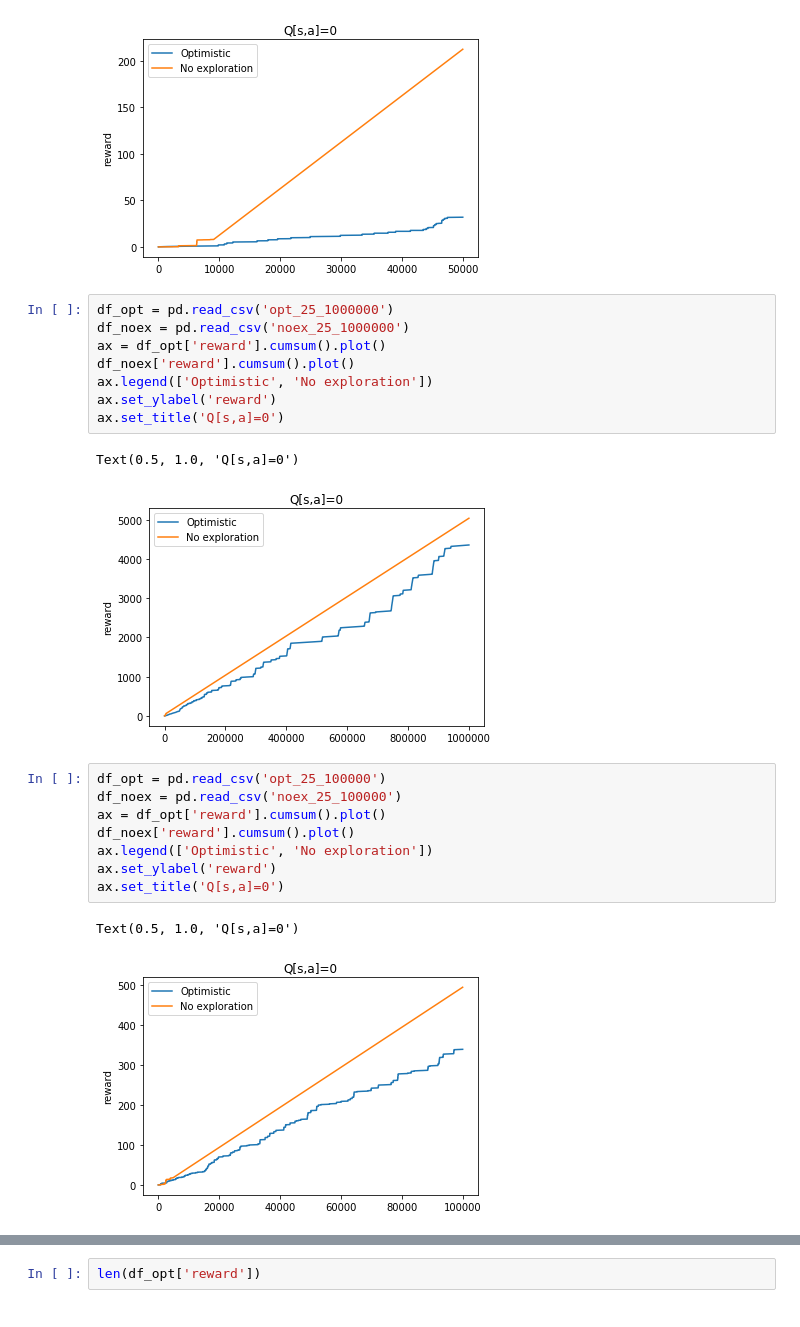
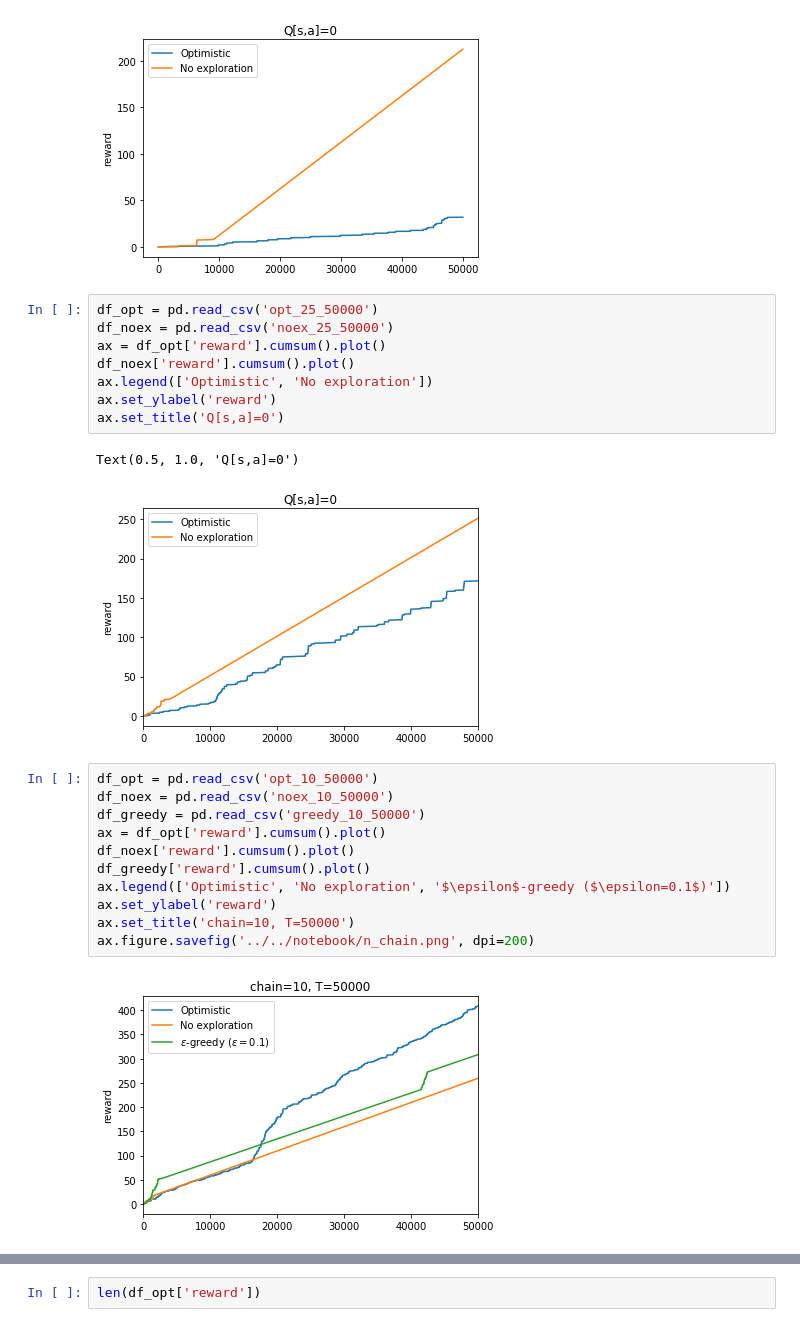
Before and after one commit to anhddo/oppoliter, a Jupyter notebook: notebook/Untitled1.ipynb, the cells around one changed output, grey strips where cells are left out. Saved outputs shown, nothing was run; the diff lists cells and outputs as text.

```diff
--- a/notebook/Untitled1.ipynb
+++ b/notebook/Untitled1.ipynb
@@ -84,8 +84,8 @@ ax.set_title('Q[s,a]=0')
 Text(0.5, 1.0, 'Q[s,a]=0')
 [figure]
 # %%
-df_opt = pd.read_csv('opt_25_1000000')
-df_noex = pd.read_csv('noex_25_1000000')
+df_opt = pd.read_csv('opt_25_50000')
+df_noex = pd.read_csv('noex_25_50000')
 ax = df_opt['reward'].cumsum().plot()
 df_noex['reward'].cumsum().plot()
 ax.legend(['Optimistic', 'No exploration'])
@@ -93,15 +93,17 @@ ax.set_ylabel('reward')
 ax.set_title('Q[s,a]=0')
 # %% [output]
 Text(0.5, 1.0, 'Q[s,a]=0')
-[figure, old version]
+[figure, new version]
 # %%
-df_opt = pd.read_csv('opt_25_100000')
-df_noex = pd.read_csv('noex_25_100000')
+df_opt = pd.read_csv('opt_10_50000')
+df_noex = pd.read_csv('noex_10_50000')
+df_greedy = pd.read_csv('greedy_10_50000')
 ax = df_opt['reward'].cumsum().plot()
 df_noex['reward'].cumsum().plot()
-ax.legend(['Optimistic', 'No exploration'])
+df_greedy['reward'].cumsum().plot()
+ax.legend(['Optimistic', 'No exploration', '$\epsilon$-greedy ($\epsilon=0.1$)'])
 ax.set_ylabel('reward')
-ax.set_title('Q[s,a]=0')
+ax.set_title('chain=10, T=50000')
+ax.figure.savefig('../../notebook/n_chain.png', dpi=200)
 # %% [output]
-Text(0.5, 1.0, 'Q[s,a]=0')
-[figure, old version]
+[figure, new version]
```
Also changed, not shown: parts of 16 cells of this notebook, 8 other files.
